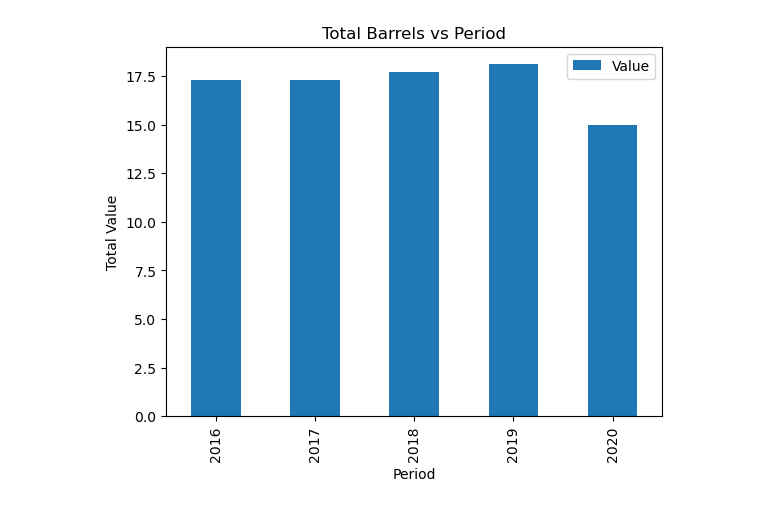
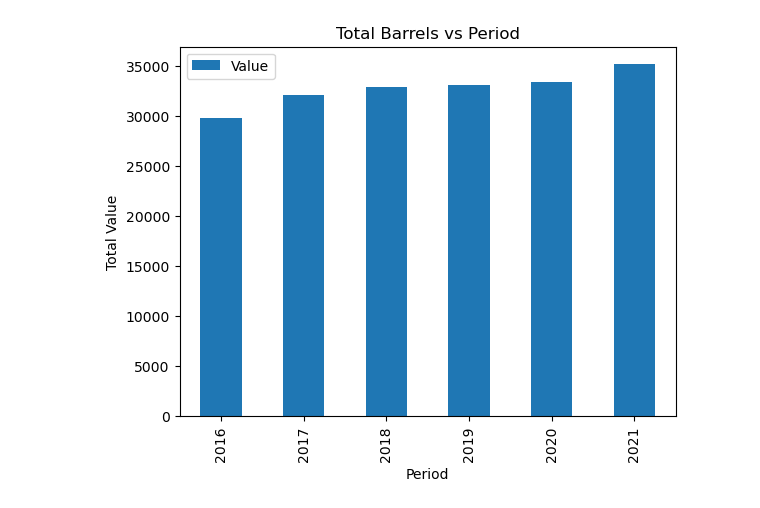
Before and after one commit to Zmart-22/Group-Project-1, a Jupyter notebook: data_collection_v1.ipynb, the cells around one changed output. Cells and saved outputs as stored; diff of their text form; code cells hidden in the pictures.

```diff
--- a/data_collection_v1.ipynb
+++ b/data_collection_v1.ipynb
@@ -10,7 +10,8 @@ import matplotlib.pyplot as plt
 api_key = "5WecopwolfmCM4zg4P5Bm9ZVaRYIMFEjVa9KQZaT"
 
 #from colorado, years 2016-2021
-base_url = f'https://api.eia.gov/v2/seds/data/?api_key={api_key}&frequency=annual&data[0]=value&facets[stateId][]=CO&start=2016&end=2021&offset=0&length=5000'
+base_url = f'https://api.eia.gov/v2/total-energy/data/?api_key={api_key}&frequency=annual&data[0]=value&facets[msn][]=RECCBUS&facets[msn][]=REEIBUS&facets[msn][]=REICBUS&facets[msn][]=REPRBUS&facets[msn][]=RERCBUS&facets[msn][]=RETCBUS&start=2016&end=2021&sort[0][column]=period&sort[0][direction]=desc&offset=0&length=5000'
+
 
 
 # Send the HTTP GET request to the API and retrieve the response
@@ -129,17 +115,17 @@ units_df.reset_index(drop=True).head(100)
 # %%
 #create a bar graph of the total amount of 'barrels' used each year
 
 #sort df by year
 units_df = energy_df.sort_values(by=['Unit', 'Period'], ascending=True)
 
 #get the sum per year
-barrels_df = units_df[units_df['Unit'] == 'Barrels'].groupby('Period')['Value'].sum().reset_index()
+barrels_df = units_df[units_df['Unit'] == 'Trillion Btu'].groupby('Period')['Value'].sum().reset_index()
 barrels_df.plot(x='Period', y='Value', kind='bar')
 
 plt.xlabel('Period')
 plt.ylabel('Total Value')
 plt.title('Total Barrels vs Period')
 
 plt.show()
 # %% [output]
-[figure, old version]
+[figure, new version]
```
Also changed, not shown: parts of 7 cells of this notebook.
